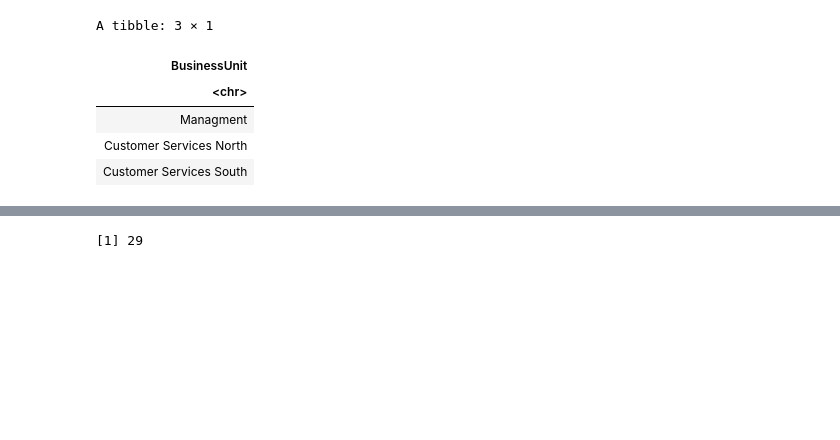
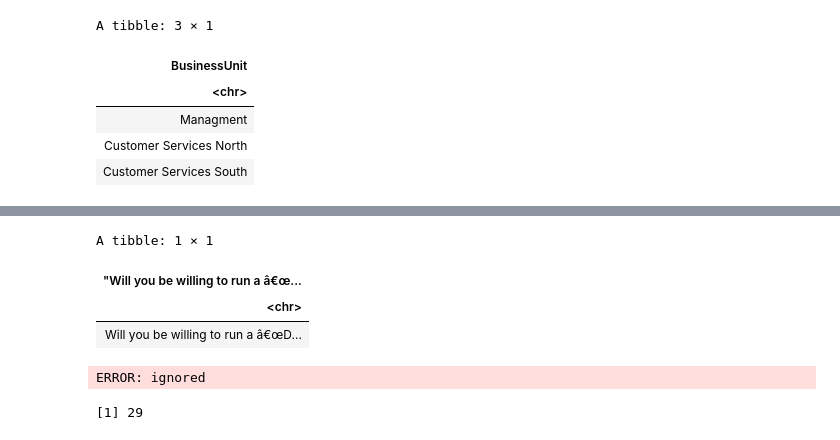
Before and after one commit to patternproject/r.sb.pos.2, a Jupyter notebook: Separate_NorthSouth_Data_v4.ipynb, the cells around one changed output, grey strips where cells are left out. Saved outputs shown, nothing was run; the diff lists cells and outputs as text; code cells hidden in the pictures; blank space fills up the shorter version.

```diff
--- a/Separate_NorthSouth_Data_v4.ipynb
+++ b/Separate_NorthSouth_Data_v4.ipynb
@@ -47,7 +47,8 @@ library(openxlsx)
 # %%
 # reading in input File
 #input_file = "/content/Survey Data 2020-10-29 - Master.xlsx"
-input_file = '/content/With POS - 2020-11-02 - Master.xlsx'
+# input_file = '/content/With POS - 2020-11-02 - Master.xlsx'
+input_file = '/content/With POS 20201103.xlsx'
 df_master = read_xlsx(input_file, sheet=1)
 # %%
 # printing DF
@@ -168,3 +226,17 @@ nrow(df_with_POS_North)
+# %%
+df_1 %>%
+
+  distinct('Will you be willing to run a â€œDemo of our POSâ€\u009d at your outlet?')
+# %% [output]
+A tibble: 1 × 1
+| "Will you be willing to run a â€œ... |
+| <chr> |
+| Will you be willing to run a â€œD... |
+# %%
+df_with_POS_North %>%
+  filter(`Will you be willing to run a â€œDemo of our POSâ€\u009d at your outlet?` == 'YES')
+# %% [output]
+ERROR: ignored
 # %%
 # Keep SOUTH only
 # %%
```
Also changed, not shown: parts of 12 cells of this notebook.
